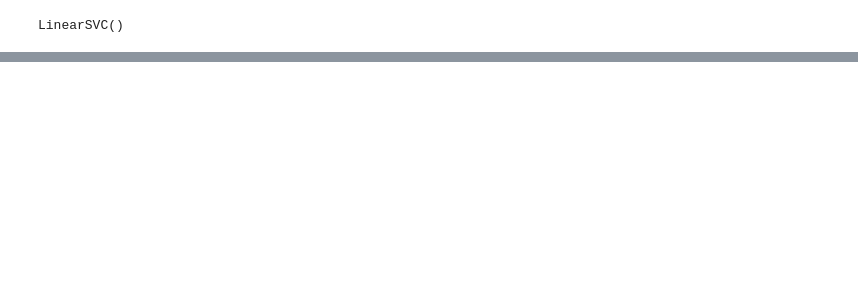
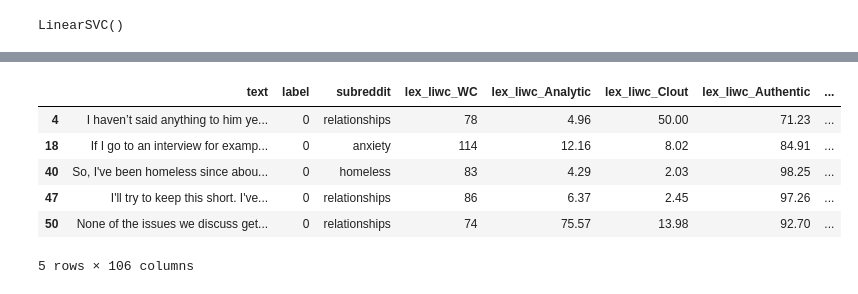
Before and after one commit to chrstntan/DSA4262, a Jupyter notebook: Assignment 2/Assignment 2.ipynb, the cells around one changed output, grey strips where cells are left out. Saved outputs shown, nothing was run; the diff lists cells and outputs as text; code cells hidden in the pictures; blank space fills up the shorter version.

```diff
--- a/Assignment 2/Assignment 2.ipynb
+++ b/Assignment 2/Assignment 2.ipynb
@@ -240,0 +404,16 @@ trainer.evaluate()
+# %%
+df_test["pred"] = bert_preds
+
+false_positives = df_test[(df_test["pred"] == 1) & (df_test["label"] == 0)]
+
+false_negatives = df_test[(df_test["pred"] == 0) & (df_test["label"] == 1)]
+# %%
+false_positives.head()
+# %% [output]
+|  | text | label | subreddit | lex_liwc_WC | lex_liwc_Analytic | lex_liwc_Clout | lex_liwc_Authentic | ... |
+| 4 | I haven’t said anything to him ye... | 0 | relationships | 78 | 4.96 | 50.00 | 71.23 | ... |
+| 18 | If I go to an interview for examp... | 0 | anxiety | 114 | 12.16 | 8.02 | 84.91 | ... |
+| 40 | So, I've been homeless since abou... | 0 | homeless | 83 | 4.29 | 2.03 | 98.25 | ... |
+| 47 | I'll try to keep this short. I've... | 0 | relationships | 86 | 6.37 | 2.45 | 97.26 | ... |
+| 50 | None of the issues we discuss get... | 0 | relationships | 74 | 75.57 | 13.98 | 92.70 | ... |
+5 rows × 106 columns
```
Also changed, not shown: parts of 52 cells of this notebook, 2 other files.
